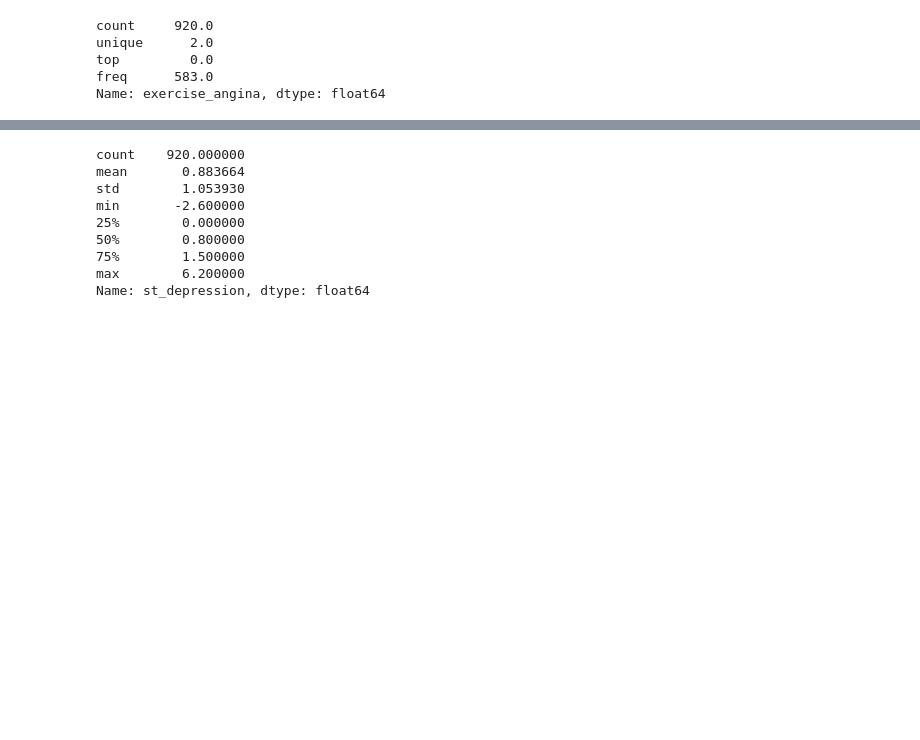
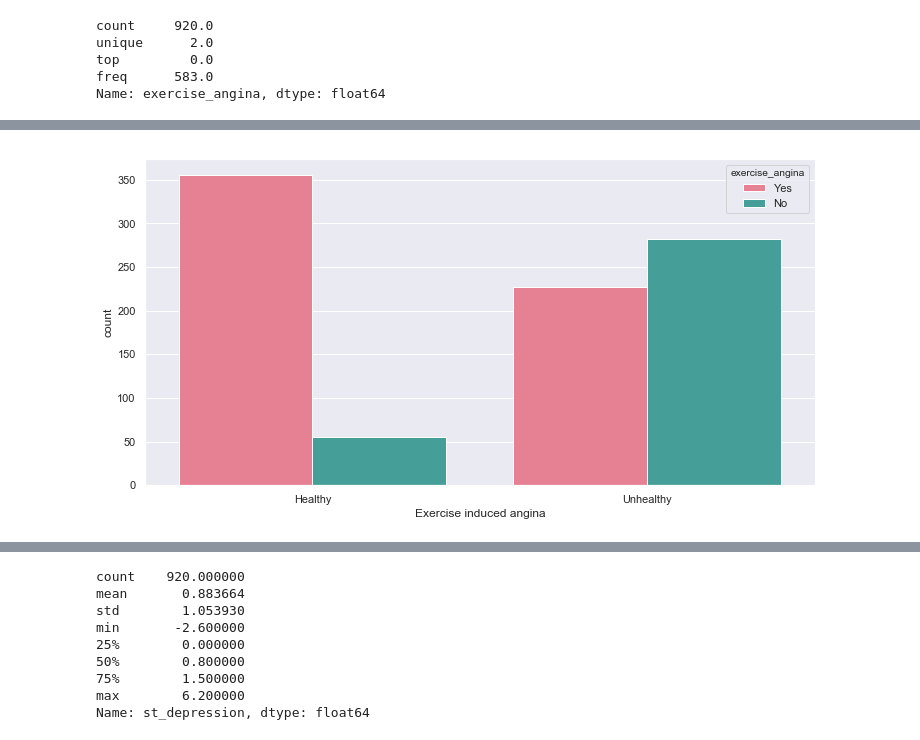
Before and after one commit to dimitraz/medical-data, a Jupyter notebook: Data Wrangling 2.ipynb, the cells around one changed output, grey strips where cells are left out. Cells and saved outputs as stored; diff of their text form; code cells hidden in the pictures; blank space fills up the shorter version.

```diff
--- a/Data Wrangling 2.ipynb
+++ b/Data Wrangling 2.ipynb
@@ -677,0 +686,10 @@ Name: exercise_angina, dtype: float64
+# %%
+data = df.copy()
+data['exercise_angina'] = data['exercise_angina'].replace({0: 'Yes', 1: 'No'})
+data['target'] = data['target'].replace({0: 'Healthy', 1: 'Unhealthy'})
+ax = sns.countplot(x="target", hue="exercise_angina", data=data, palette="husl")
+ax.set_xlabel("Exercise induced angina")
+# ax.set_xticklabels(["No", "Yes"])
+plt.show()
+# %% [output]
+[figure, added]
```
Also changed, not shown: parts of 25 cells of this notebook.
